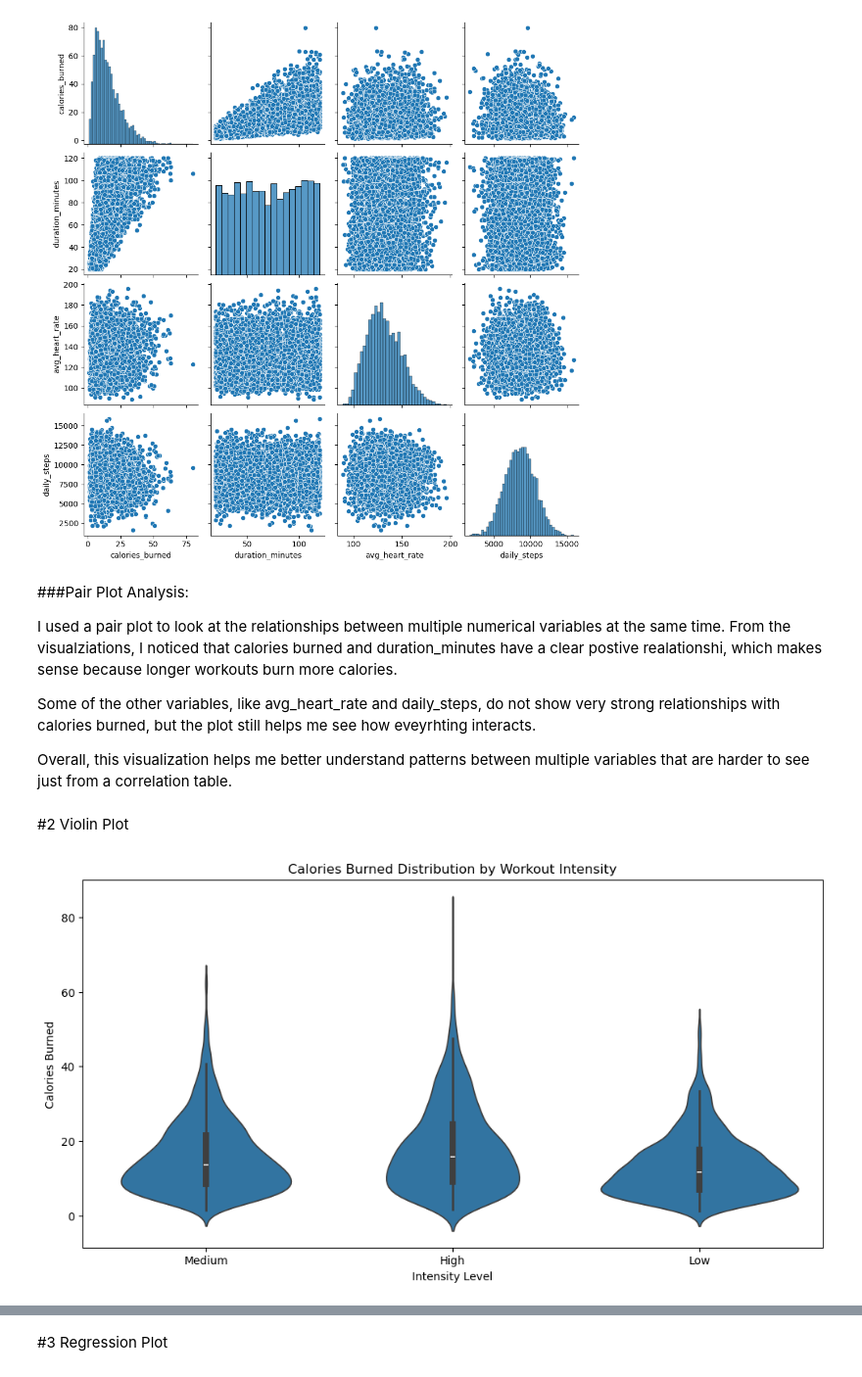
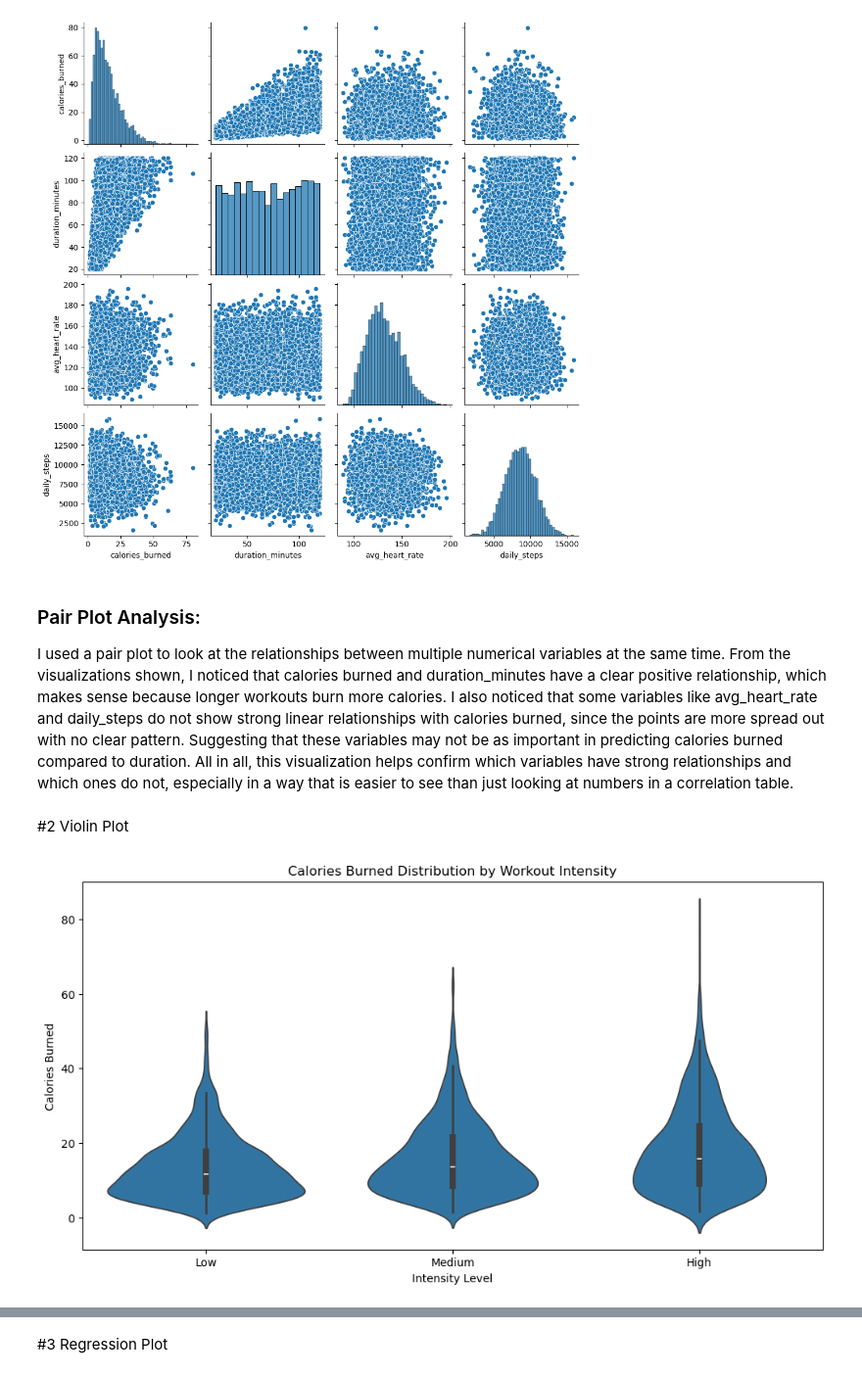
Before and after one commit to Salmanza1/Anjos-elements-of-computing-ii, a Jupyter notebook: Portfolio 1/fitness_eda.ipynb, the cells around one changed output, grey strips where cells are left out. Shown at 98% size. Drawn from its saved outputs; the diff is of its cells as text; code cells hidden in the pictures.

```diff
--- a/Portfolio 1/fitness_eda.ipynb
+++ b/Portfolio 1/fitness_eda.ipynb
@@ -227,7 +208,6 @@ To compare different workout types, I looked at the average calories burned for
 #1 Pairplot
 # %%
 # Sample for speed (dataset is huge)
-df_sample = df.sample(5000, random_state=42)
 
 sns.pairplot(df_sample[[
     "calories_burned",
@@ -240,27 +220,28 @@ plt.show()
 # %% [output]
 [figure]
 # %% [markdown]
-###Pair Plot Analysis:
+### Pair Plot Analysis:
 
-I used a pair plot to look at the relationships between multiple numerical variables at the same time. From the visualziations, I noticed that calories burned and duration_minutes have a clear postive realationshi, which makes sense because longer workouts burn more calories.
-
-Some of the other variables, like avg_heart_rate and daily_steps, do not show very strong relationships with calories burned, but the plot still helps me see how eveyrhting interacts.
-
-Overall, this visualization helps me better understand patterns between multiple variables that are harder to see just from a correlation table.
+I used a pair plot to look at the relationships between multiple numerical variables at the same time. From the visualizations shown, I noticed that calories burned and duration_minutes have a clear positive relationship, which makes sense because longer workouts burn more calories. I also noticed that some variables like avg_heart_rate and daily_steps do not show strong linear relationships with calories burned, since the points are more spread out with no clear pattern. Suggesting that these variables may not be as important in predicting calories burned compared to duration. All in all, this visualization helps confirm which variables have strong relationships and which ones do not, especially in a way that is easier to see than just looking at numbers in a correlation table.
 # %% [markdown]
 #2 Violin Plot
-# %%
-plt.figure(figsize=(12,6))
-
-sns.violinplot(data=df_sample, x="intensity", y="calories_burned")
-
-plt.title("Calories Burned Distribution by Workout Intensity")
-plt.xlabel("Intensity Level")
-plt.ylabel("Calories Burned")
-
-plt.show()
-# %% [output]
-[figure, old version]
+# %%
+plt.figure(figsize=(12,6))
+
+sns.violinplot(
+    data=df_sample,
+    x="intensity",
+    y="calories_burned",
+    order=["Low", "Medium", "High"]  # THIS is where order goes
+)
+
+plt.title("Calories Burned Distribution by Workout Intensity")
+plt.xlabel("Intensity Level")
+plt.ylabel("Calories Burned")
+
+plt.show()
+# %% [output]
+[figure, new version]
 # %% [markdown]
 #Violin Plot Analysis:
 
```
Also changed, not shown: parts of 44 cells of this notebook, 19 other files.
